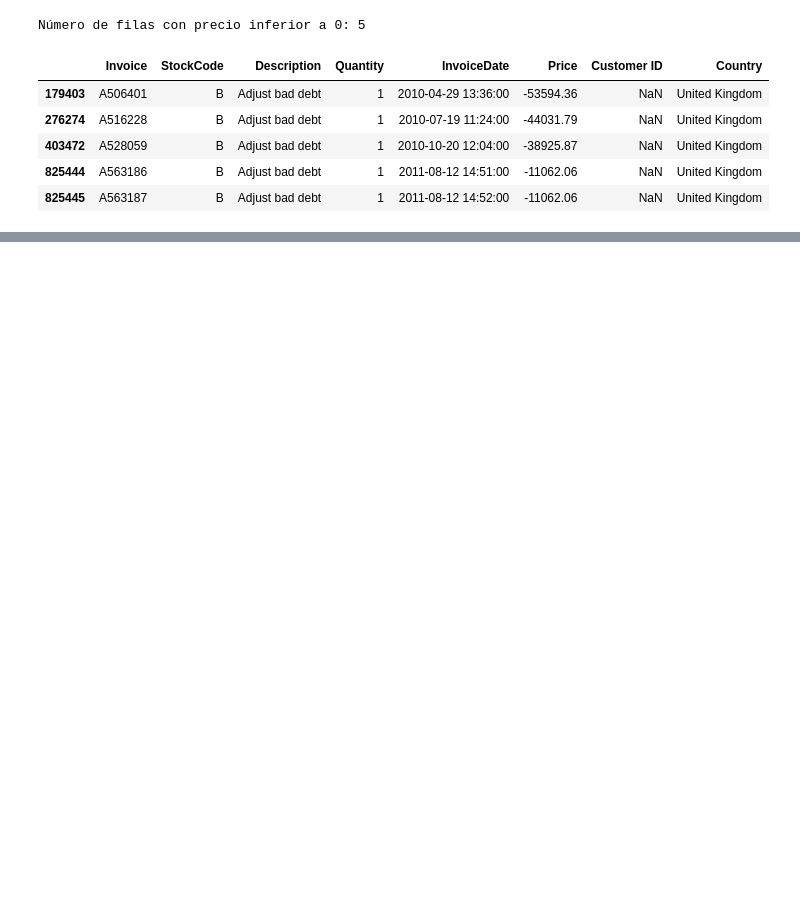
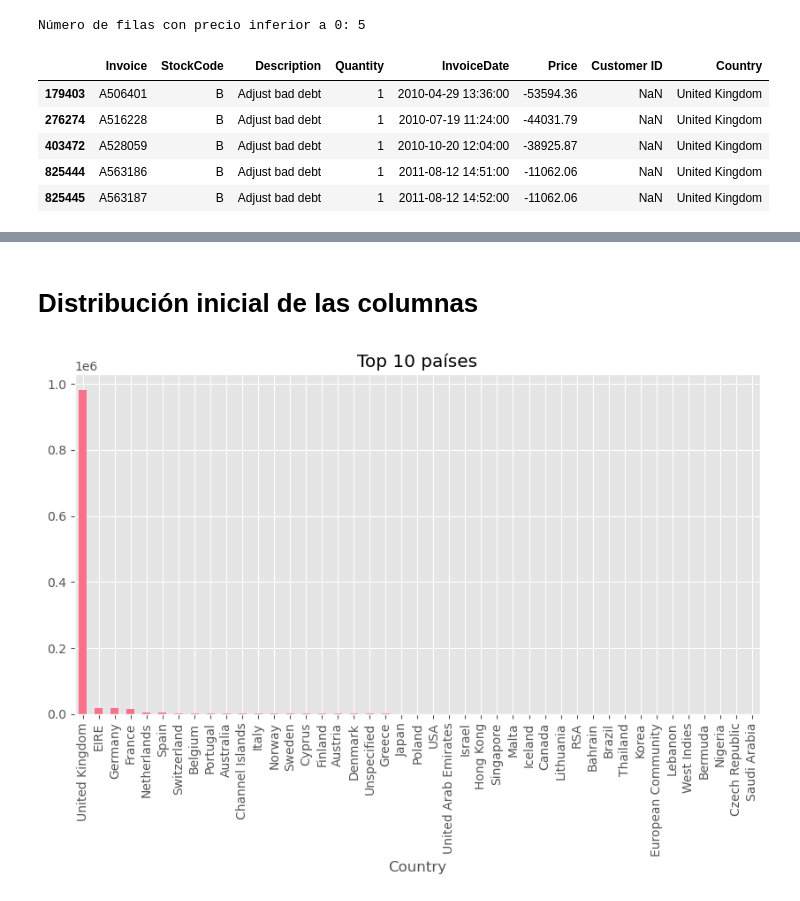
Before and after one commit to OscarFdz24/Proyecto_ML_Clientes_Oscar_Fernandez, a Jupyter notebook: EDA/Data_01_Exploration.ipynb, the cells around one changed output, grey strips where cells are left out. Cells and saved outputs as stored; diff of their text form; code cells hidden in the pictures; blank space fills up the shorter version.

```diff
--- a/EDA/Data_01_Exploration.ipynb
+++ b/EDA/Data_01_Exploration.ipynb
@@ -294,0 +350,5 @@ Al ser pocas decido eliminarlas, ya que no marcan que sean una cancelacion o una
+# %%
+# Comprobar si hay totales de facturas en negativo
+df["TotalPrice"] = df["Quantity"] * df["Price"]
+
+print(f"Número de facturas en negativo: {(df.groupby("Invoice")["TotalPrice"].sum().lt(0).sum())}")
@@ -294,0 +441,9 @@ Al ser pocas decido eliminarlas, ya que no marcan que sean una cancelacion o una
+# %% [markdown]
+# Distribución inicial de las columnas
+# %%
+plt.figure(figsize=(10,5))
+df["Country"].value_counts().plot(kind="bar")
+plt.title("Top 10 países")
+plt.show()
+# %% [output]
+[figure, added]
```
Also changed, not shown: parts of 19 cells of this notebook.
